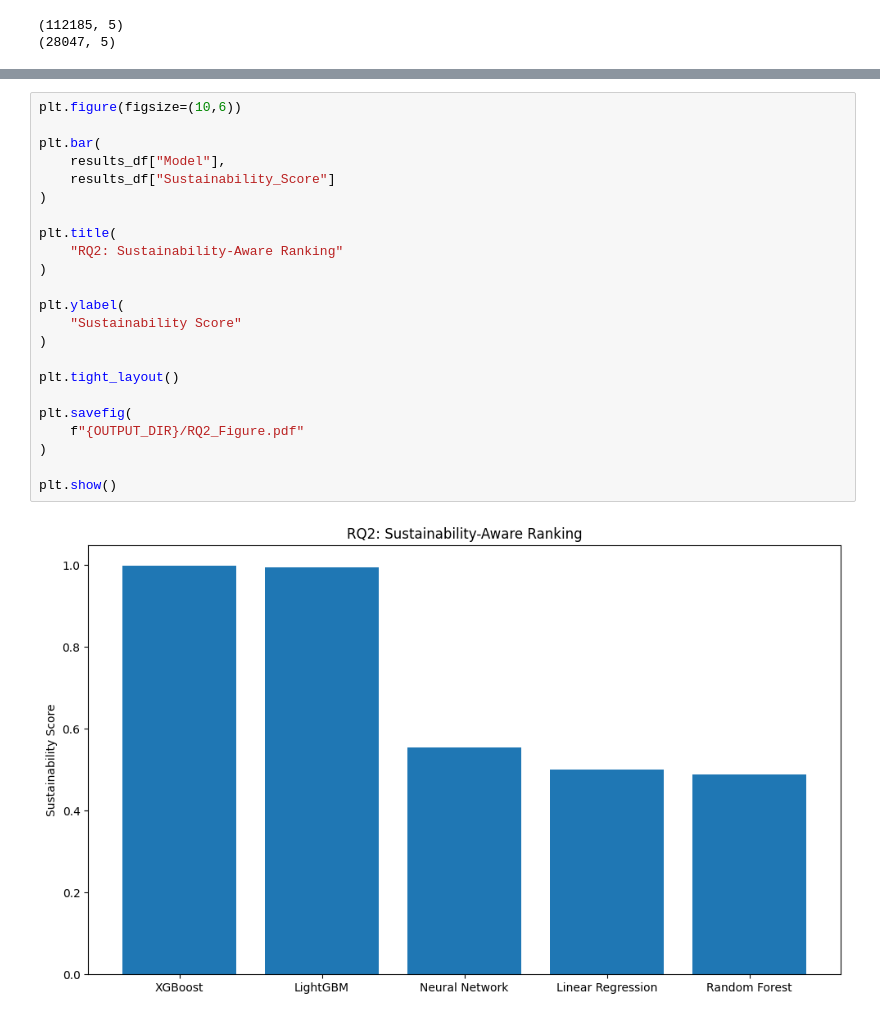
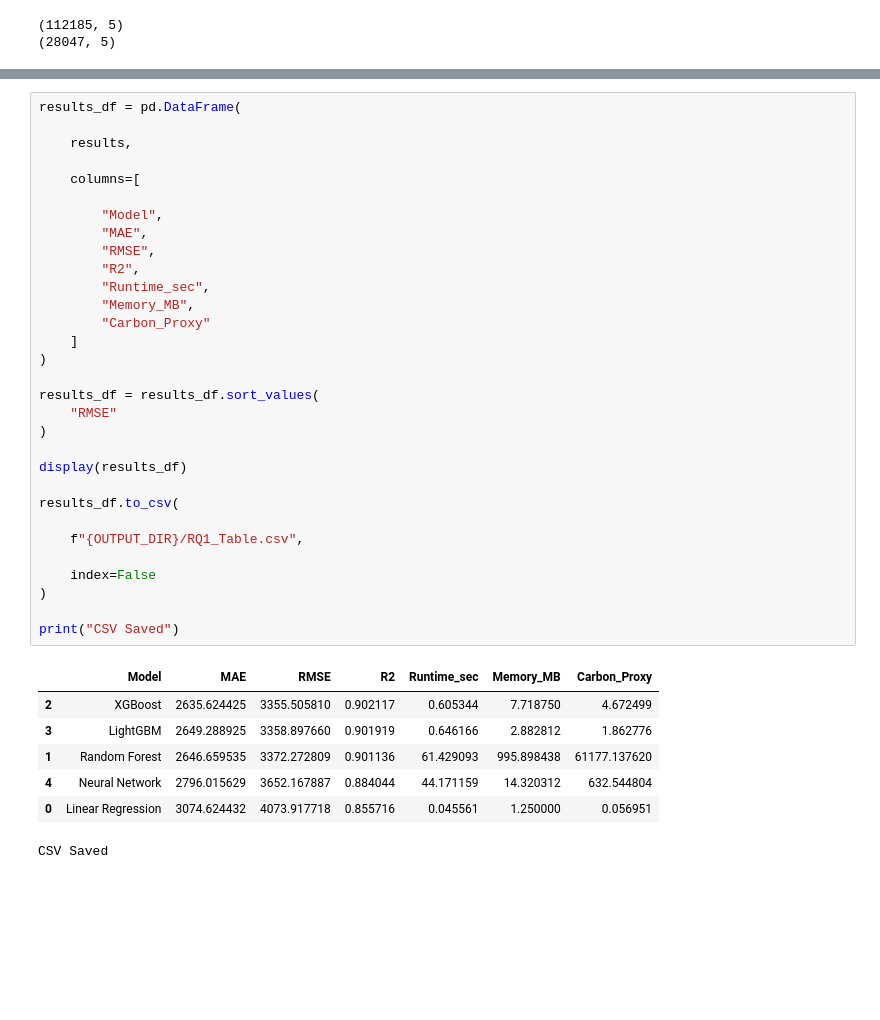
Before and after one commit to avimistry7/Elective, a Jupyter notebook: RQ1.ipynb, the cells around one changed output, grey strips where cells are left out. Cells and saved outputs as stored; diff of their text form; blank space fills up the shorter version.

```diff
--- a/RQ1.ipynb
+++ b/RQ1.ipynb
@@ -311,25 +242,39 @@ display(results_df)
-# %%
-plt.figure(figsize=(10,6))
-
-plt.bar(
-    results_df["Model"],
-    results_df["Sustainability_Score"]
-)
-
-plt.title(
-    "RQ2: Sustainability-Aware Ranking"
-)
-
-plt.ylabel(
-    "Sustainability Score"
-)
-
-plt.tight_layout()
-
-plt.savefig(
-    f"{OUTPUT_DIR}/RQ2_Figure.pdf"
-)
-
-plt.show()
-# %% [output]
-[figure, removed]
+# %%
+results_df = pd.DataFrame(
+
+    results,
+
+    columns=[
+
+        "Model",
+        "MAE",
+        "RMSE",
+        "R2",
+        "Runtime_sec",
+        "Memory_MB",
+        "Carbon_Proxy"
+    ]
+)
+
+results_df = results_df.sort_values(
+    "RMSE"
+)
+
+display(results_df)
+
+results_df.to_csv(
+
+    f"{OUTPUT_DIR}/RQ1_Table.csv",
+
+    index=False
+)
+
+print("CSV Saved")
+# %% [output]
+|  | Model | MAE | RMSE | R2 | Runtime_sec | Memory_MB | Carbon_Proxy |
+| 2 | XGBoost | 2635.624425 | 3355.505810 | 0.902117 | 0.605344 | 7.718750 | 4.672499 |
+| 3 | LightGBM | 2649.288925 | 3358.897660 | 0.901919 | 0.646166 | 2.882812 | 1.862776 |
+| 1 | Random Forest | 2646.659535 | 3372.272809 | 0.901136 | 61.429093 | 995.898438 | 61177.137620 |
+| 4 | Neural Network | 2796.015629 | 3652.167887 | 0.884044 | 44.171159 | 14.320312 | 632.544804 |
+| 0 | Linear Regression | 3074.624432 | 4073.917718 | 0.855716 | 0.045561 | 1.250000 | 0.056951 |
+CSV Saved
```
Also changed, not shown: parts of 3 cells of this notebook.
